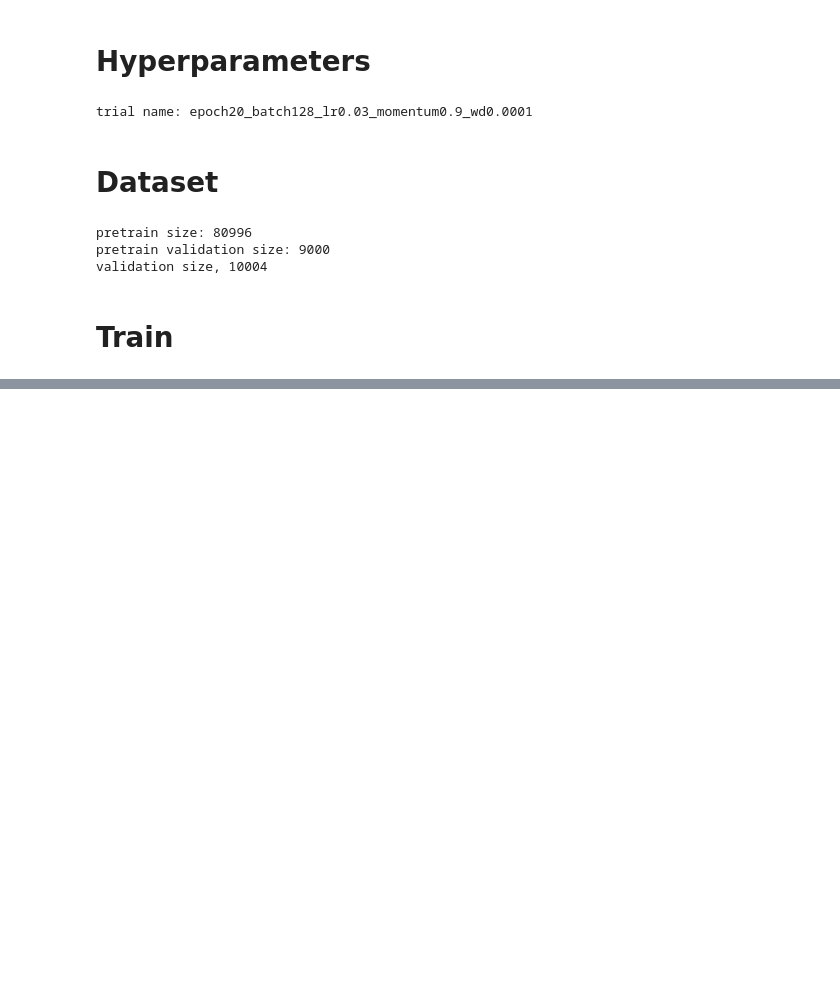
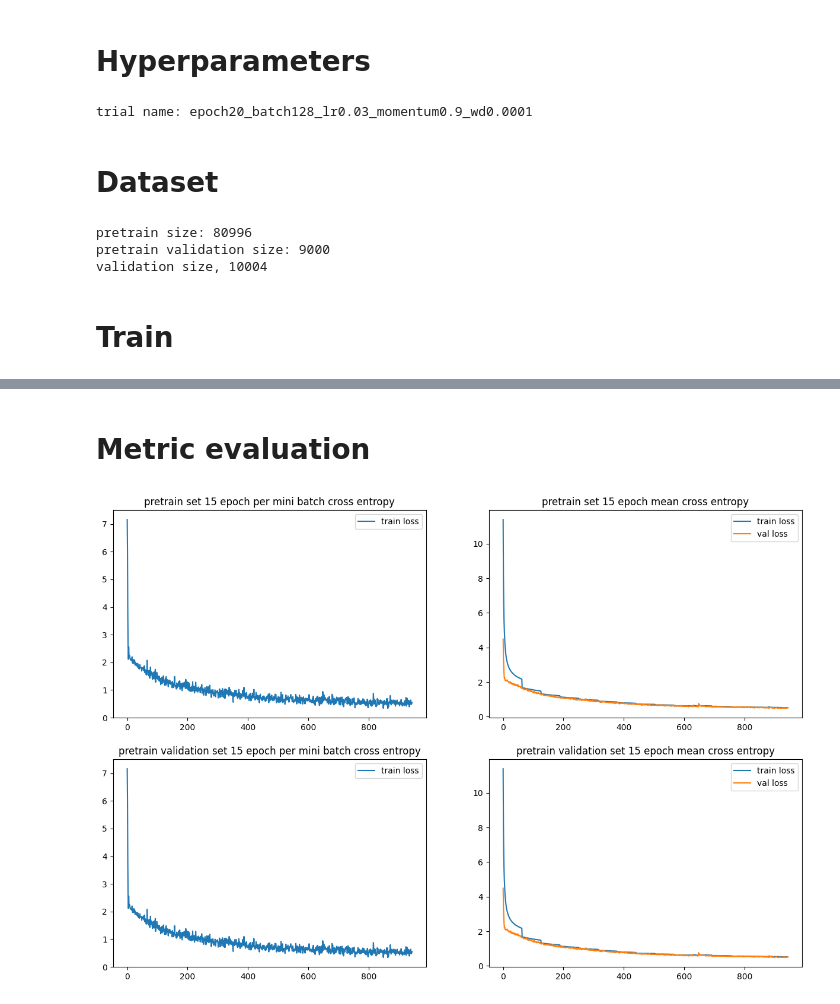
Before and after one commit to xu-shitong/Contrastive-Medical-Image-Classification, a Jupyter notebook: supervised/supervised.ipynb, the cells around one changed output, grey strips where cells are left out. Drawn from its saved outputs; the diff is of its cells as text; code cells hidden in the pictures; blank space fills up the shorter version.

```diff
--- a/supervised/supervised.ipynb
+++ b/supervised/supervised.ipynb
@@ -211,7 +211,7 @@ for epoch in range(EPOCH_NUM):
       acc_l += l.item()
 
       if i % PRINT_FREQ == 0 and i != 0:
-        summary.write(f"Epoch {epoch}[{i}]: loss: {l.item()}[{acc_l / (i + 1)}]")
+        summary.write(f"Epoch {epoch}[{i}]: loss: {l.item()}({acc_l / (i + 1)})")
         validate(pretrain_val_loader)
 
         if not WORKING_ENV == 'LABS':
@@ -227,3 +220,5 @@ KeyboardInterrupt: ignored
 # %%
 torch.save(model, f"{slurm_id}_{trial_name}.pickle")
 mem_report()
+# %% [markdown]
+# Metric evaluation
@@ -229,0 +230,42 @@ mem_report()
+# %%
+def extract_float(file_name, start="Epoch"):
+  def isfloat(word):
+    try:
+      float(word)
+      return True
+    except ValueError:
+      return False
+  file = open(file_name)
+  l = [[float(word) for word in re.split("\n|,| |\t|\(|\)|\[|\]", line) if isfloat(word)] for line in file if line.startswith(start)]
+  return torch.tensor(l)
+
+# general propose plot
+file_names = [
+  "./70534_epoch15_batch128_lr0.03_momentum0.9_wd0.0001.txt",
+  "./70534_epoch15_batch128_lr0.03_momentum0.9_wd0.0001.txt",
+]
+fig, axarr = plt.subplots(len(file_names), 2, figsize=(15, 10))
+names = ["pretrain set 15 epoch", "pretrain validation set 15 epoch", ] # titles for each row of image, substitute of file name
+for i, file_name in enumerate(file_names):
+  losses = extract_float(file_name) # shape [iteration_number * print num per iteration, 8], only loss at index [5, 7] are useful for plot
+  train_index = {} # additional plot other than losses
+  val_index = {}
+
+  for j, idx in enumerate(train_index):
+    axarr[i, j+1].plot(losses[:, idx])
+
+  for j, idx in enumerate(val_index):
+    axarr[i, j+1].plot(losses[:, idx])
+    axarr[i, j+1].set_title(train_index[idx])
+
+  axarr[i, 0].plot(losses[:, 2], label="train loss")
+  axarr[i, 0].set_title(names[i] + " per mini batch cross entropy")
+  axarr[i, 0].legend(loc="upper right")
+
+
+  axarr[i, -1].plot(losses[:, 3], label="train loss")
+  axarr[i, -1].plot(losses[:, 4], label="val loss")
+  axarr[i, -1].set_title(names[i] + " mean cross entropy")
+  axarr[i, -1].legend(loc="upper right")
+# %% [output]
+[figure, added]
```
Also changed, not shown: parts of 2 cells of this notebook, 4 other files.
